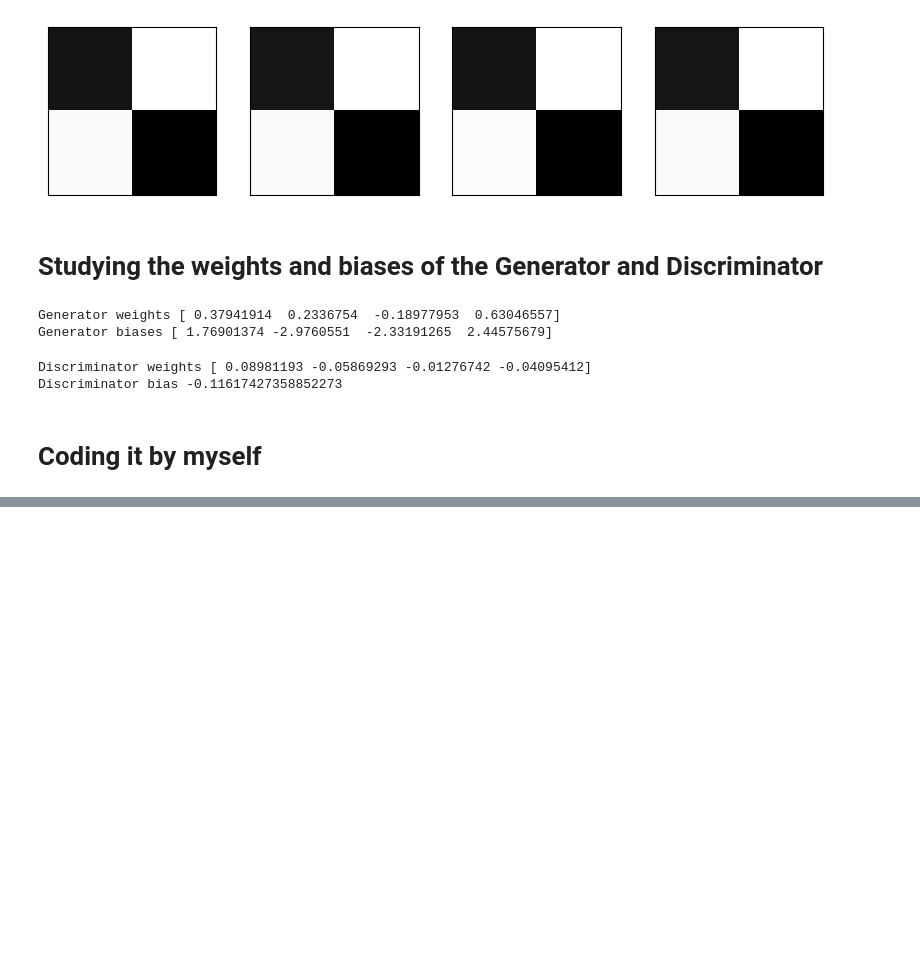
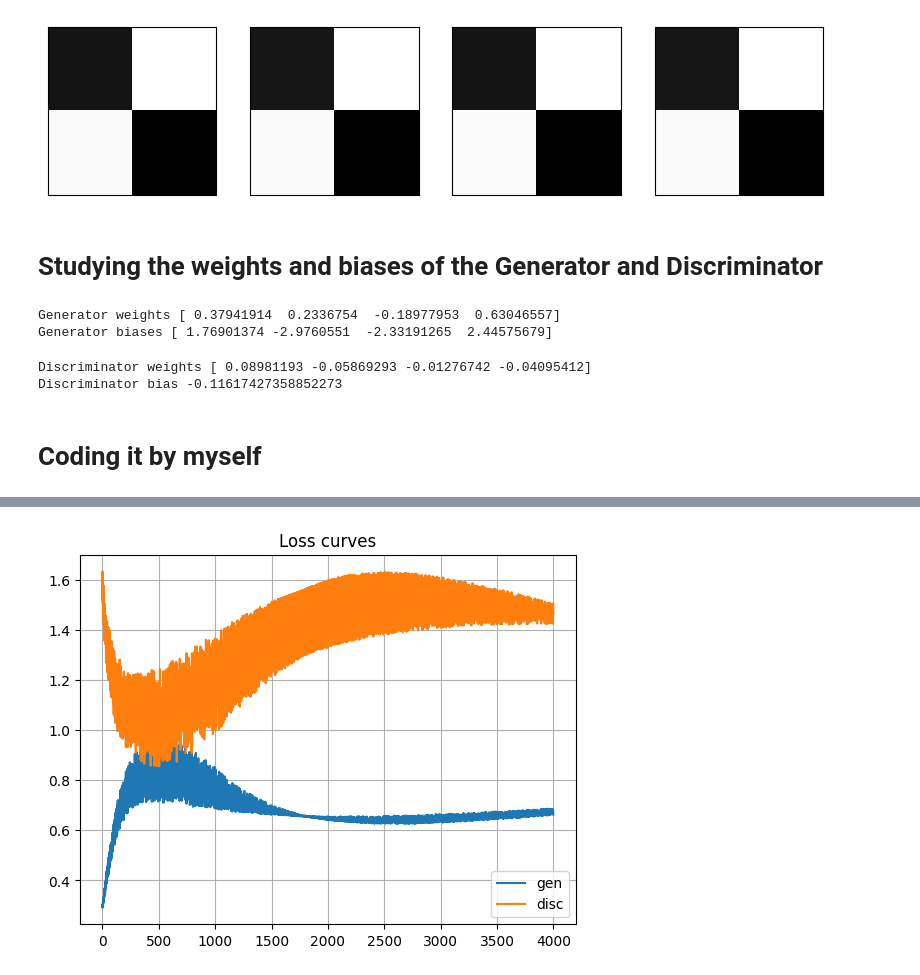
Before and after one commit to yashpundir/Research-Study, a Jupyter notebook: gans/GANs_in_Slanted_Land.ipynb, the cells around one changed output, grey strips where cells are left out. Drawn from its saved outputs; the diff is of its cells as text; code cells hidden in the pictures; blank space fills up the shorter version.

```diff
--- a/gans/GANs_in_Slanted_Land.ipynb
+++ b/gans/GANs_in_Slanted_Land.ipynb
@@ -250,7 +243,7 @@ class Discriminator():
 
     def loss(self, x, y):
         J = - (y * np.log(x) + (1 - y) * np.log(1 - x))   # x = D(x), y = 1 for real images from train set
-        D.losses.append(J)                                # x = D(G(z)), y = 0 for images generated by generator
+        return J.flatten()[0]                               # x = D(G(z)), y = 0 for images generated by generator
 
     def gradients(self, D_x, y, x):
         """
@@ -273,27 +266,29 @@ class Generator():
     def __init__(self):
         self.W = np.random.normal(size=(4,1))
         self.bias = np.random.normal(size=(4,1))
+        self.losses = []
 
     def forward(self, z):
         assert z.shape == (1,1)
         return sigmoid(self.W * z + self.bias)
 
     def loss(self, D_G_z):
-        return - np.log(D_G_z)   # we want D(G(z)) to be 1
+        return - np.log(D_G_z).flatten()[0]   # we want D(G(z)) to be 1
 
-    def gradients(self, D, z):
+    def gradients(self, D, D_G_z, G_z, z):
         """
         D: Discriminator object
         z: input noise (1,1)
         """
-        G_z = self.forward(z) # (4,1)
-        D_G_z = D.forward(G_z) # scalar
+        #G_z = self.forward(z) # (4,1)
+        #D_G_z = D.forward(G_z) # scalar
         factor = (D_G_z - 1) * D.W.T * G_z * (1 - G_z) # (4,1)
         dW = factor * z
         db = factor
         return dW, db
 
-    def update(self, dW, db, lr):
+    def update(self, D, D_G_z, G_z, z, lr):
+        dW, db = self.gradients(D, D_G_z, G_z, z)
         self.W -= lr * dW
         self.bias -= lr * db
 # %%
@@ -304,7 +310,7 @@ _ = view_samples(random_faces, 1, 4)
 # %%
 np.random.seed(42)
 lr = 0.01
-epochs = 100
+epochs = 1000
 
 D = Discriminator()
 G = Generator()
@@ -316,5 +322,30 @@ for epoch in range(epochs):
 
         # Train Discriminator on real image
         D_x = D.forward(face)
-        D.losses.append(D.loss(D_x, 1)) # error on real image
+        D_loss_real = D.loss(D_x, 1) # discriminator error on real image
         D.update(D_x, 1, face, lr)
+
+        # Train Discriminator on fake image
+        z = np.random.rand(1,1)
+        G_z = G.forward(z)
+        D_G_z = D.forward(G_z)
+
+        G_loss = G.loss(D_G_z)         # Generator error
+        D_loss_fake = D.loss(D_G_z, 0) # discriminator error on fake image
+
+        D.update(D_G_z, 0, G_z, lr)
+
+        # Train Generator
+        G.update(D, D_G_z, G_z, z, lr)
+
+        D.losses.append(D_loss_real + D_loss_fake)
+        G.losses.append(G_loss)
+# %%
+plt.plot(G.losses, label='gen')
+plt.plot(D.losses, label='disc')
+plt.title("Loss curves")
+plt.grid(True)
+plt.legend()
+plt.show()
+# %% [output]
+[figure, added]
```
Also changed, not shown: parts of 22 cells of this notebook.
